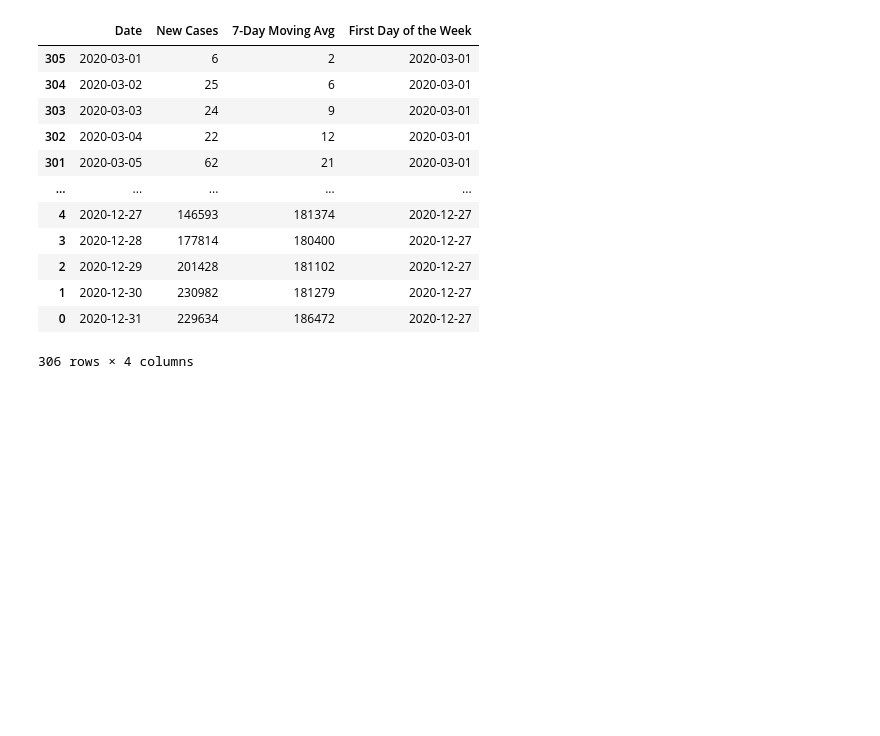
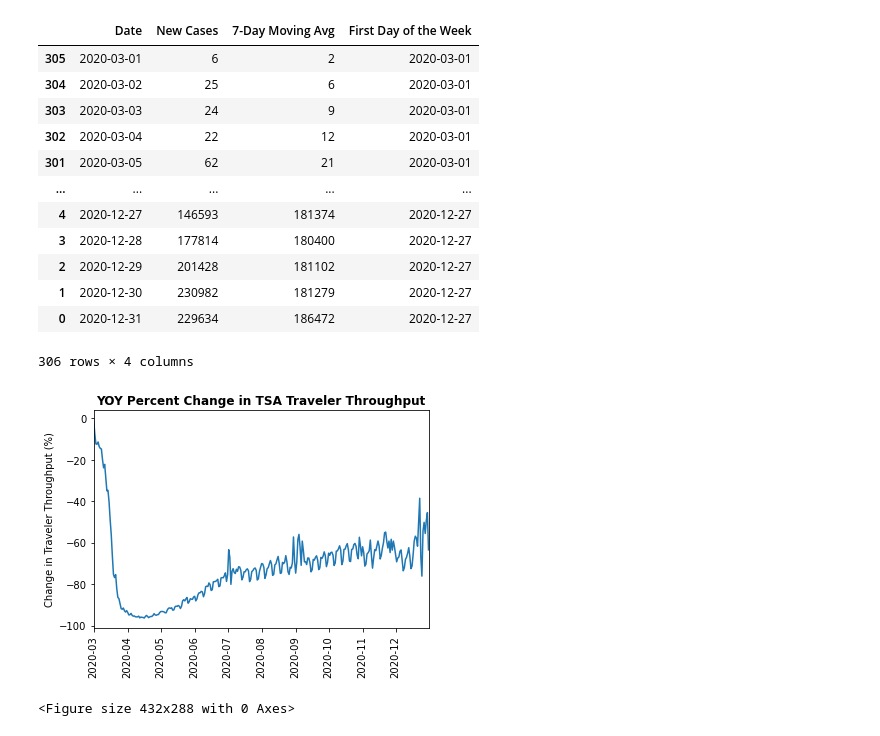
Before and after one commit to apatnoe/Project-1, a Jupyter notebook: tsa_travel.ipynb, the cells around one changed output. Drawn from its saved outputs; the diff is of its cells as text; code cells hidden in the pictures; blank space fills up the shorter version.

```diff
--- a/tsa_travel.ipynb
+++ b/tsa_travel.ipynb
@@ -86,6 +88,24 @@ covid_df
 | 1 | 2020-12-30 | 230982 | 181279 | 2020-12-27 |
 | 0 | 2020-12-31 | 229634 | 186472 | 2020-12-27 |
 306 rows × 4 columns
+# %%
+# plot year change
+
+x = tsa_df["Date"]
+y = tsa_df["Percent Change in Traveler Throughput"]
+
+
+plt.plot(x,y)
+plt.xticks(rotation = "vertical")
+plt.title("YOY Percent Change in TSA Traveler Throughput",fontsize=12, fontweight="bold")
+plt.xlim(min(x), max(x))
+plt.ylabel("Change in Traveler Throughput (%)")
+plt.show()
+
+plt.savefig("exports/percentchange.png")
+# %% [output]
+[figure, added]
+<Figure size 432x288 with 0 Axes>
 # %%
 # plot daily results
 
```
Also changed, not shown: parts of 3 cells of this notebook, 3 other files.
